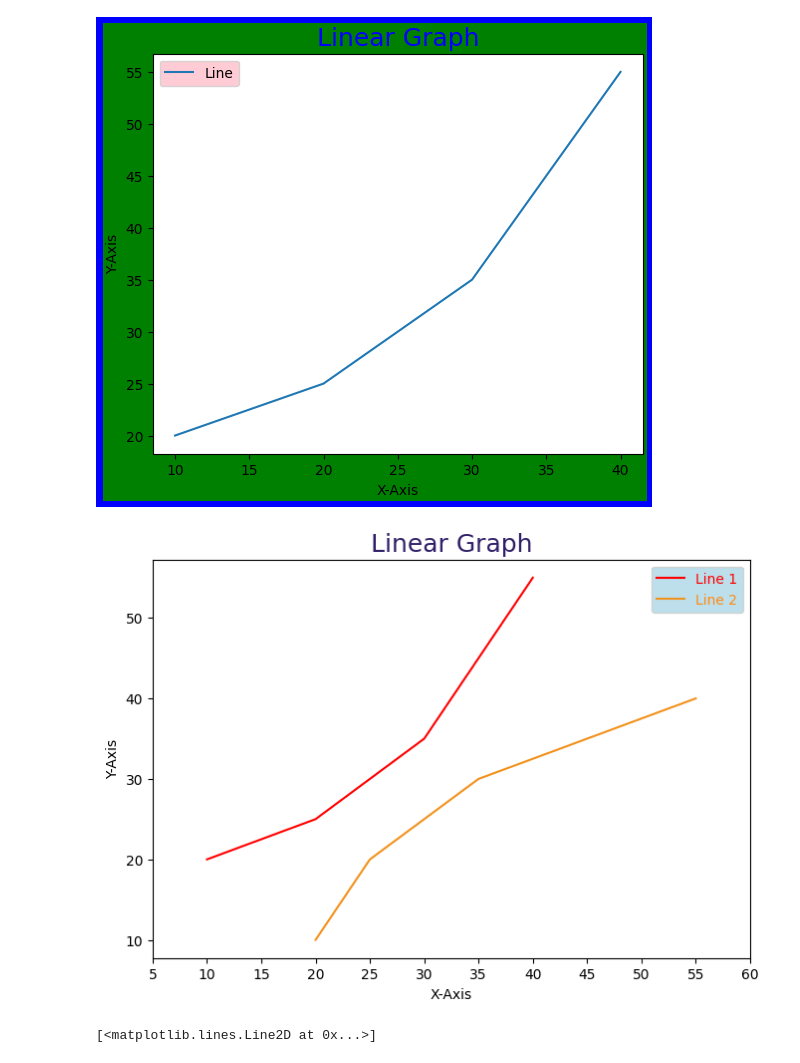
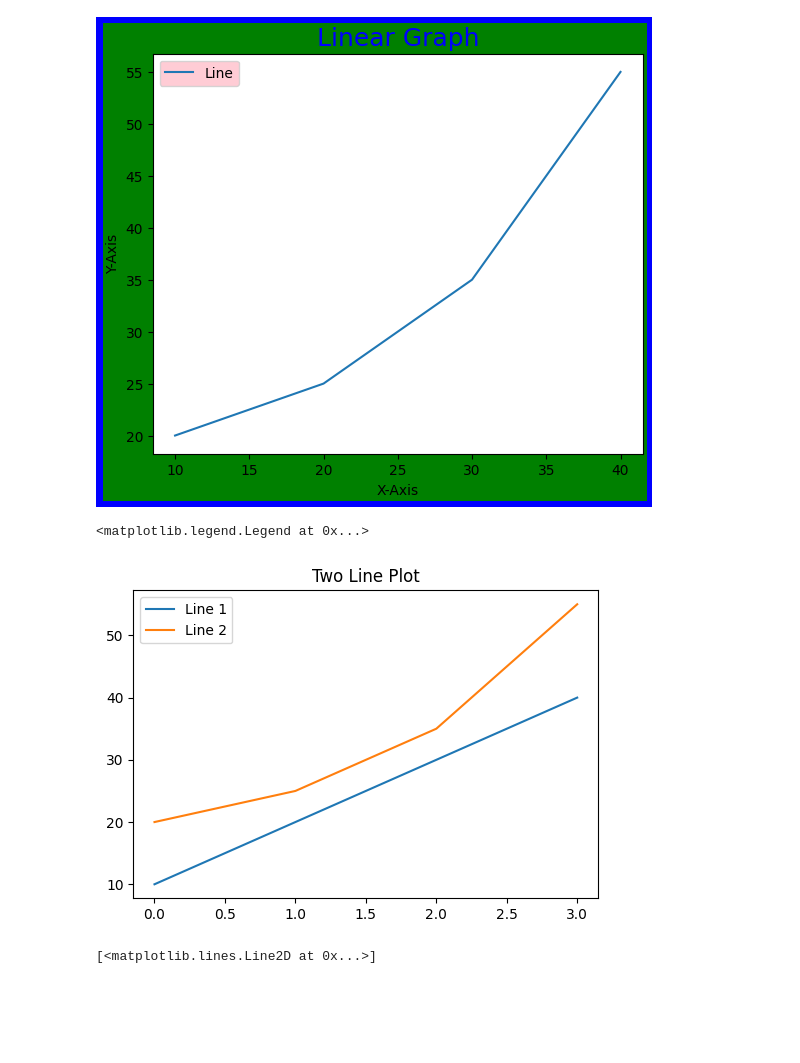
Before and after one commit to Aaryan13/ace-visualize-plot, a Jupyter notebook: begin.ipynb, the cells around one changed output. Drawn from its saved outputs; the diff is of its cells as text; code cells hidden in the pictures; blank space fills up the shorter version.

```diff
--- a/begin.ipynb
+++ b/begin.ipynb
@@ -86,24 +60,17 @@ plt.legend(["Line"],loc='upper left',facecolor='pink')
 # %% [output]
 <matplotlib.legend.Legend at 0x...>
 [figure]
-# %%
-a4=[10,20,30,40]
-b4=[20,25,35,55]
-fig=plt.figure(figsize=(6,4))
-ax=fig.add_axes([1,1,1,1])
-ax1=ax.plot(a4,b4,color='red')
-ax2=ax.plot(b4,a4,color='#F2921D')
-ax.set_title("Linear Graph",color='#301E67',fontsize=18)
-ax.set_xlabel("X-Axis")
-ax.set_ylabel("Y-Axis")
-ax.set_xticks(np.arange(5,65,step=5))
-# ax.legend(labels=("Line 1","Line 2"),facecolor='#EFA3C8')
-leg = plt.legend(labels=("Line 1","Line 2"),facecolor='lightblue')
-text=leg.get_texts()
-text[0].set_color("red")
-text[1].set_color("#FF8B13")
-# %% [output]
-[figure, removed]
+# %%
+a4=[10,20,30,40]
+b4=[20,25,35,55]
+fig=plt.figure(figsize=(6,4))
+plt.plot(a4)
+plt.plot(b4)
+plt.title("Two Line Plot")
+plt.legend(["Line 1","Line 2"])
+# %% [output]
+<matplotlib.legend.Legend at 0x...>
+[figure, added]
 # %%
 a5=[10, 20, 30, 40]
 b5=[20, 25, 35, 55]
```
Also changed, not shown: parts of 6 cells of this notebook.
